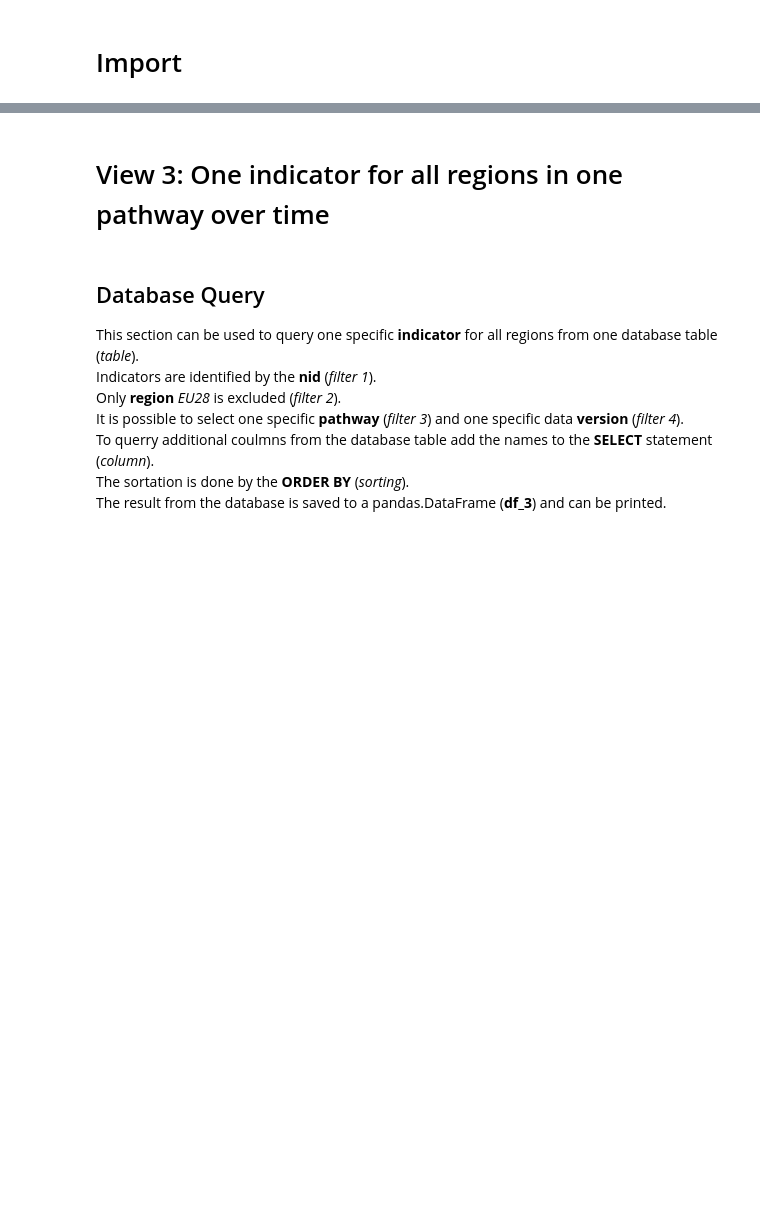
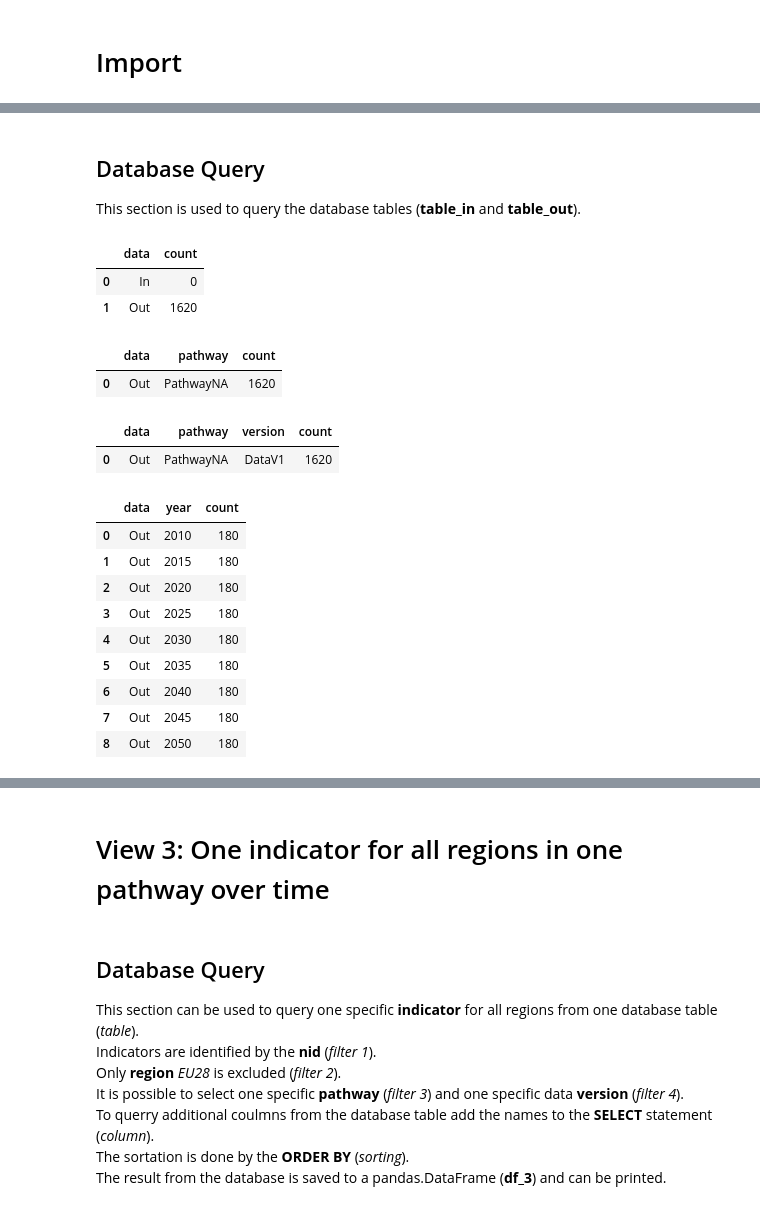
Before and after one commit to ReeemProject/reeem_db, a Jupyter notebook: database_views/reeem_jupyter/reeem_db_plot_EcoSenseEVA.ipynb, the cells around one changed output, grey strips where cells are left out. Saved outputs shown, nothing was run; the diff lists cells and outputs as text; code cells hidden in the pictures; blank space fills up the shorter version.

```diff
--- a/database_views/reeem_jupyter/reeem_db_plot_EcoSenseEVA.ipynb
+++ b/database_views/reeem_jupyter/reeem_db_plot_EcoSenseEVA.ipynb
@@ -75,0 +93,77 @@ The result is saved to a pandas.DataFrame (**df_0**) and printed.
+# %% [markdown]
+## Database Query
+
+This section is used to query the database tables (**table_in** and **table_out**).<br>
+# %%
+# Number of entries in table
+sql = text("""
+    SELECT  'In' AS data, count(*) AS count
+    FROM    {0}.{1}
+    UNION ALL
+    SELECT  'Out' AS data, count(*) AS count
+    FROM    {0}.{2}""".format(schema, table_in, table_out))
+df_num = pd.read_sql_query(sql, con)
+df_num
+# %% [output]
+|  | data | count |
+| 0 | In | 0 |
+| 1 | Out | 1620 |
+# %%
+# Pathways
+column = 'pathway' # id, pathway, version, region, year, indicator, category, value, unit
+sql = text("""
+    SELECT  'In' AS data, {3}, count(*) AS count
+    FROM    {0}.{1}
+    GROUP BY {3}
+    UNION ALL
+    SELECT  'Out' AS data, {3}, count(*) AS count
+    FROM    {0}.{2}
+    GROUP BY {3}
+    ORDER BY {3}; """.format(schema, table_in, table_out, column))
+df_path = pd.read_sql_query(sql, con)
+df_path
+# %% [output]
+|  | data | pathway | count |
+| 0 | Out | PathwayNA | 1620 |
+# %%
+# Versions
+column = 'pathway,version' # id, pathway, version, region, year, indicator, category, value, unit
+sql = text("""
+    SELECT  'In' AS data, {3}, count(*) AS count
+    FROM    {0}.{1}
+    GROUP BY {3}
+    UNION ALL
+    SELECT  'Out' AS data, {3}, count(*) AS count
+    FROM    {0}.{2}
+    GROUP BY {3}
+    ORDER BY {3}; """.format(schema, table_in, table_out, column))
+df_ver = pd.read_sql_query(sql, con)
+df_ver
+# %% [output]
+|  | data | pathway | version | count |
+| 0 | Out | PathwayNA | DataV1 | 1620 |
+# %%
+# Years
+column = 'year' # id, pathway, version, region, year, indicator, category, value, unit
+sql = text("""
+    SELECT  'In' AS data, {3}, count(*) AS count
+    FROM    {0}.{1}
+    GROUP BY {3}
+    UNION ALL
+    SELECT  'Out' AS data, {3}, count(*) AS count
+    FROM    {0}.{2}
+    GROUP BY {3}
+    ORDER BY {3} ; """.format(schema, table_in, table_out, column))
+df_year = pd.read_sql_query(sql, con)
+df_year
+# %% [output]
+|  | data | year | count |
+| 0 | Out | 2010 | 180 |
+| 1 | Out | 2015 | 180 |
+| 2 | Out | 2020 | 180 |
+| 3 | Out | 2025 | 180 |
+| 4 | Out | 2030 | 180 |
+| 5 | Out | 2035 | 180 |
+| 6 | Out | 2040 | 180 |
+| 7 | Out | 2045 | 180 |
+| 8 | Out | 2050 | 180 |
```
Also changed, not shown: parts of 19 cells of this notebook, 3 other files.
